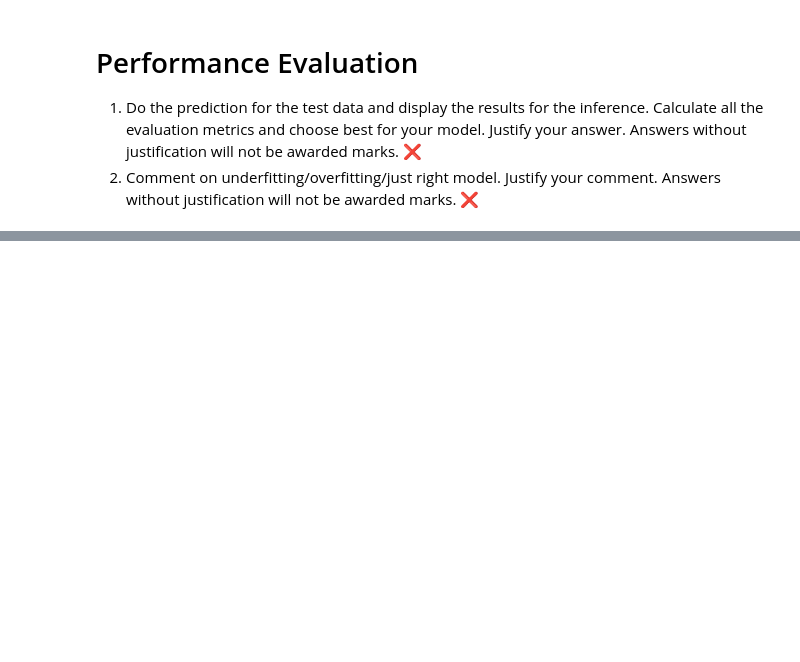
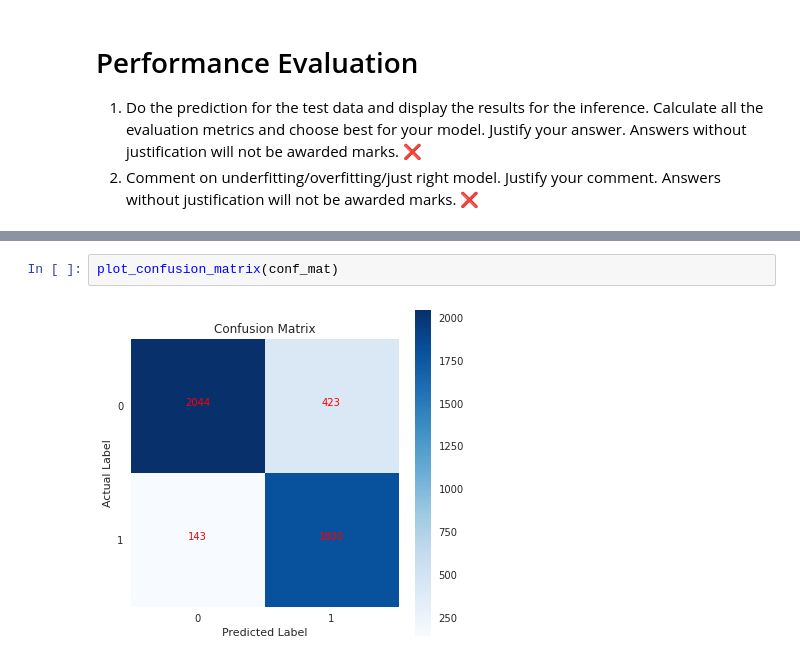
Before and after one commit to rakeshvitta/rakeshvitta, a Jupyter notebook: Group250_Anamoly.ipynb, the cells around one changed output, grey strips where cells are left out. Cells and saved outputs as stored; diff of their text form; blank space fills up the shorter version.

```diff
--- a/Group250_Anamoly.ipynb
+++ b/Group250_Anamoly.ipynb
@@ -542,0 +608,4 @@ Answers without justification will not be awarded marks. ❌
+# %%
+plot_confusion_matrix(conf_mat)
+# %% [output]
+[figure, added]
```
Also changed, not shown: parts of 28 cells of this notebook.
